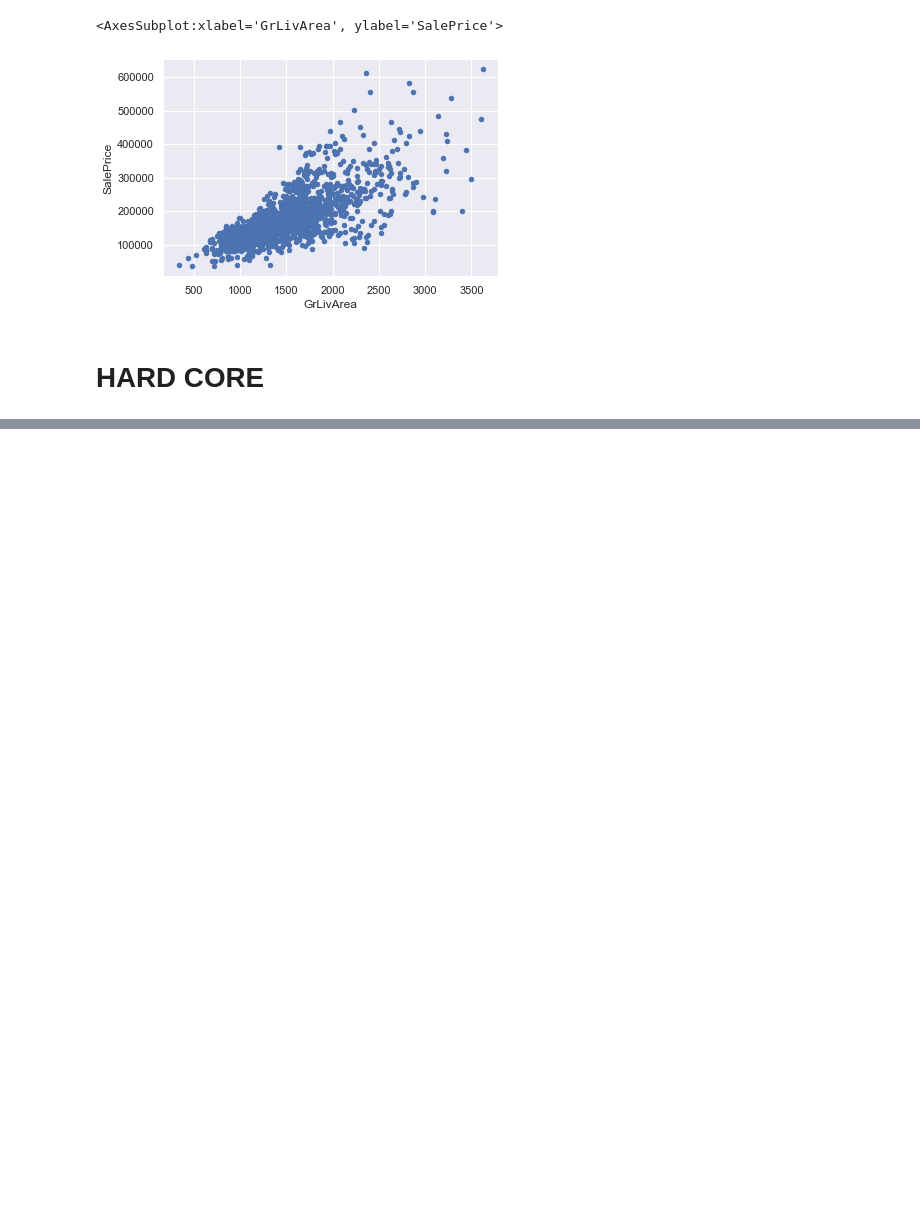
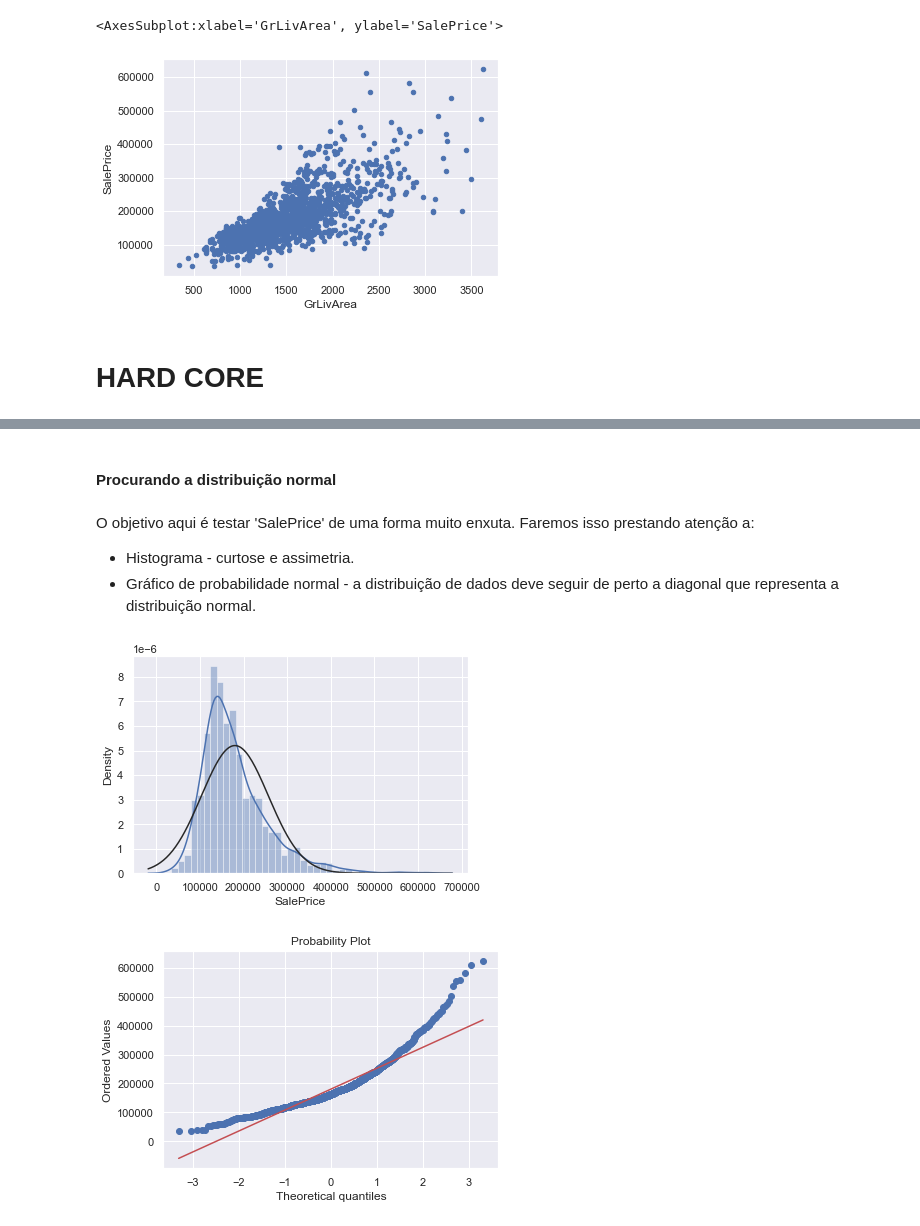
Before and after one commit to LuckDantas/data-science-study, a Jupyter notebook: house-pricing/House Pricing (Data Exploration).ipynb, the cells around one changed output, grey strips where cells are left out. Cells and saved outputs as stored; diff of their text form; code cells hidden in the pictures; blank space fills up the shorter version.

```diff
--- a/house-pricing/House Pricing (Data Exploration).ipynb
+++ b/house-pricing/House Pricing (Data Exploration).ipynb
@@ -298,0 +309,15 @@ data.plot.scatter(x=var, y='SalePrice')
+# %% [markdown]
+#### Procurando a distribuição normal
+# %% [markdown]
+O objetivo aqui é testar 'SalePrice' de uma forma muito enxuta. Faremos isso prestando atenção a:
+
+- Histograma - curtose e assimetria.
+- Gráfico de probabilidade normal - a distribuição de dados deve seguir de perto a diagonal que representa a distribuição normal.
+# %%
+#histogram and normal probability plot
+sns.distplot(df_train['SalePrice'], fit=norm);
+fig = plt.figure()
+res = stats.probplot(df_train['SalePrice'], plot=plt)
+# %% [output]
+[figure, added]
+[figure, added]
```
Also changed, not shown: parts of 2 cells of this notebook, 3 other files.
